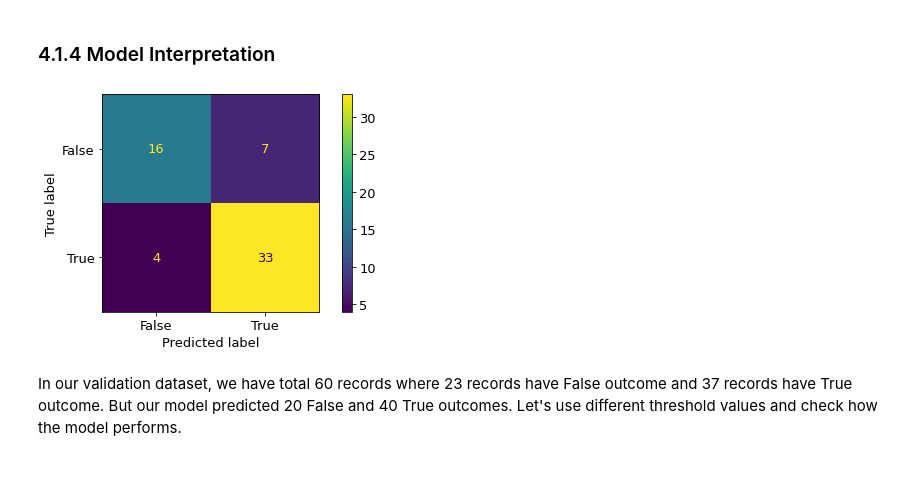
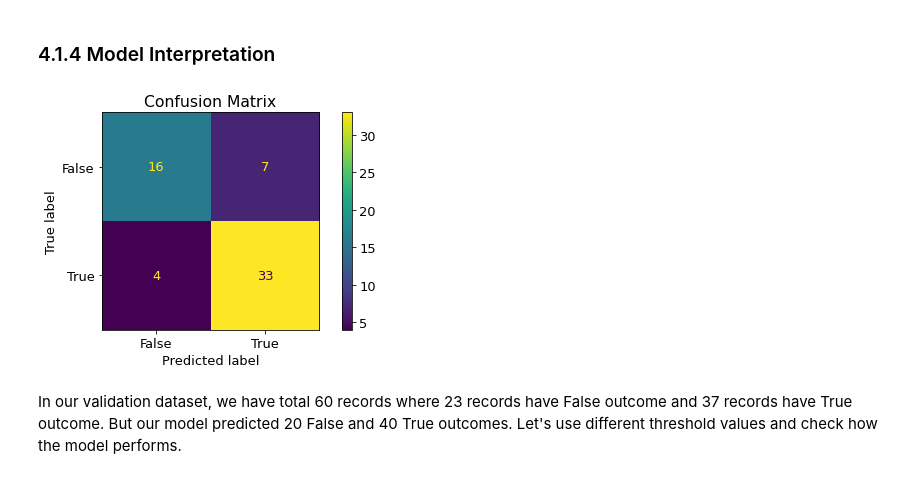
Before and after one commit to mdrkb/heart-failure-prediction, a Jupyter notebook: notebook.ipynb, the cells around one changed output. Saved outputs shown, nothing was run; the diff lists cells and outputs as text; code cells hidden in the pictures.

```diff
--- a/notebook.ipynb
+++ b/notebook.ipynb
@@ -314,9 +315,10 @@ For classification tasks, we can not only rely on the accuracy of the model, spe
 # %%
 # Calculate the confusion matrix
 ConfusionMatrixDisplay.from_predictions(y_val, result)
+plt.title("Confusion Matrix")
 plt.show()
 # %% [output]
-[figure, old version]
+[figure, new version]
 # %% [markdown]
 In our validation dataset, we have total 60 records where 23 records have False outcome and 37 records have True outcome. But our model predicted 20 False and 40 True outcomes. Let's use different threshold values and check how the model performs.
 # %%
```
Also changed, not shown: parts of 22 cells of this notebook, 1 other file.
